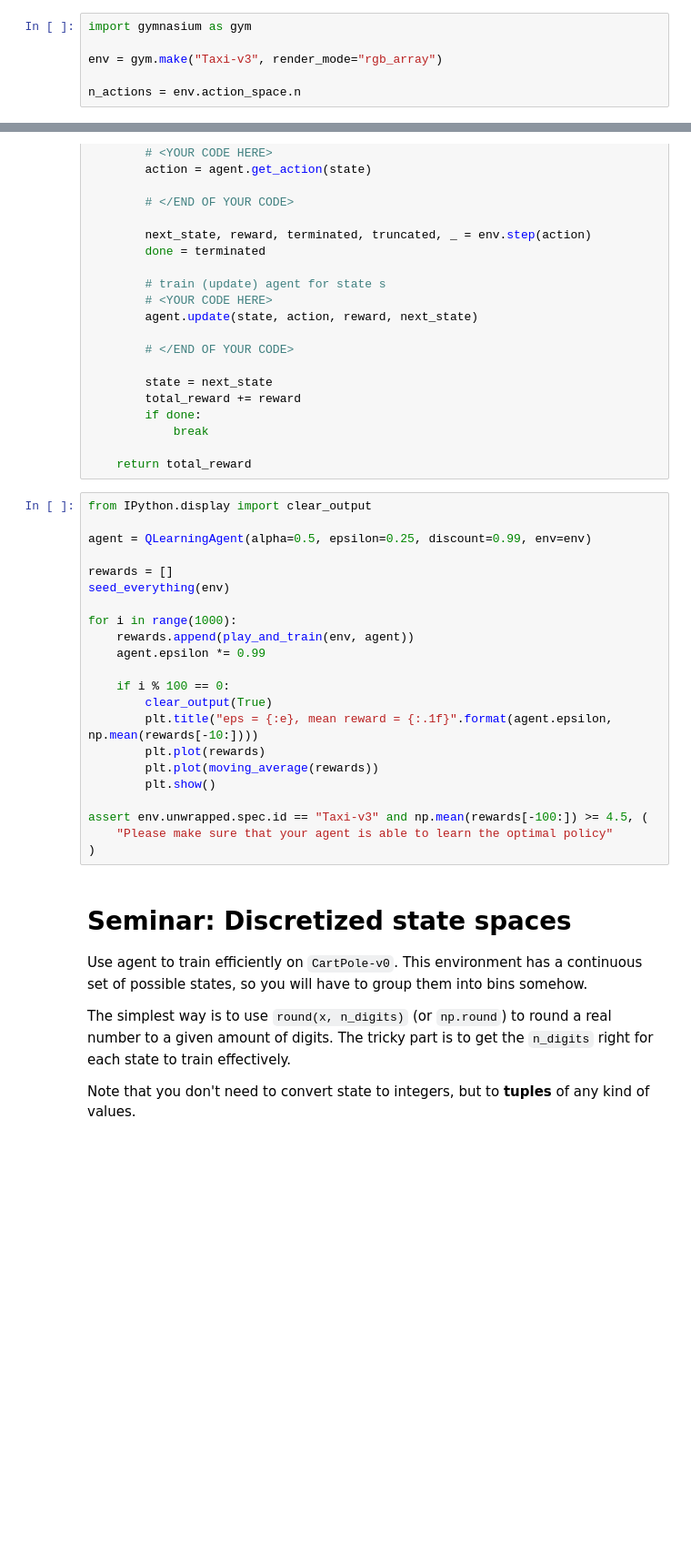
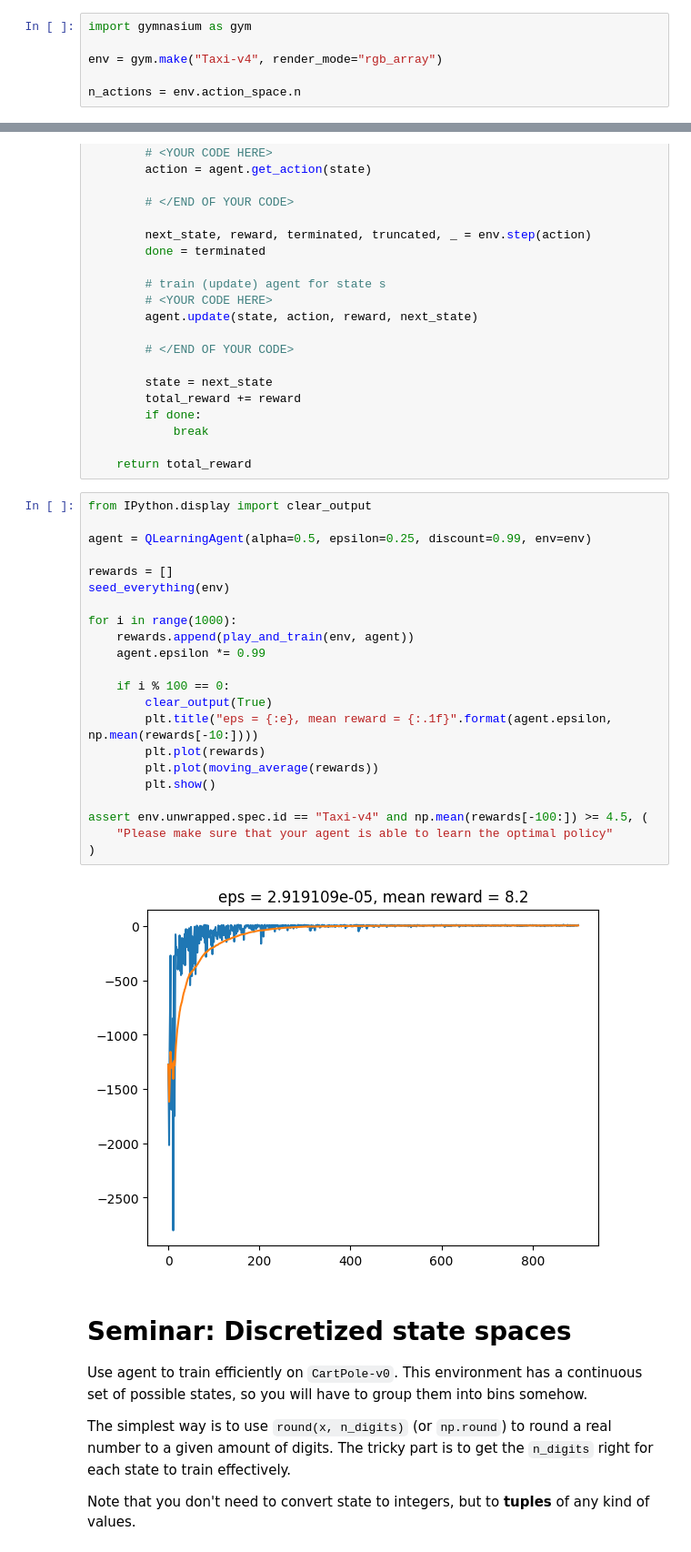
Before and after one commit to evgenykomarov/Practical_DL, a Jupyter notebook: week03_model_free/homework.ipynb, the cells around one changed output, grey strips where cells are left out. Shown at 91% size. Saved outputs shown, nothing was run; the diff lists cells and outputs as text; blank space fills up the shorter version.

```diff
--- a/week03_model_free/homework.ipynb
+++ b/week03_model_free/homework.ipynb
@@ -331,6 +331,6 @@ You will need to complete a few of its functions.
 # %%
 import gymnasium as gym
 
-env = gym.make("Taxi-v3", render_mode="rgb_array")
+env = gym.make("Taxi-v4", render_mode="rgb_array")
 
 n_actions = env.action_space.n
@@ -375,25 +376,27 @@ def play_and_train(env, agent: QLearningAgent, t_max=10**4):
 # %%
 from IPython.display import clear_output
 
 agent = QLearningAgent(alpha=0.5, epsilon=0.25, discount=0.99, env=env)
 
 rewards = []
 seed_everything(env)
 
 for i in range(1000):
     rewards.append(play_and_train(env, agent))
     agent.epsilon *= 0.99
 
     if i % 100 == 0:
         clear_output(True)
         plt.title("eps = {:e}, mean reward = {:.1f}".format(agent.epsilon, np.mean(rewards[-10:])))
         plt.plot(rewards)
         plt.plot(moving_average(rewards))
         plt.show()
 
-assert env.unwrapped.spec.id == "Taxi-v3" and np.mean(rewards[-100:]) >= 4.5, (
+assert env.unwrapped.spec.id == "Taxi-v4" and np.mean(rewards[-100:]) >= 4.5, (
     "Please make sure that your agent is able to learn the optimal policy"
 )
+# %% [output]
+[figure, added]
 # %% [markdown]
 # Seminar: Discretized state spaces
 
```
Also changed, not shown: parts of 2 cells of this notebook.
